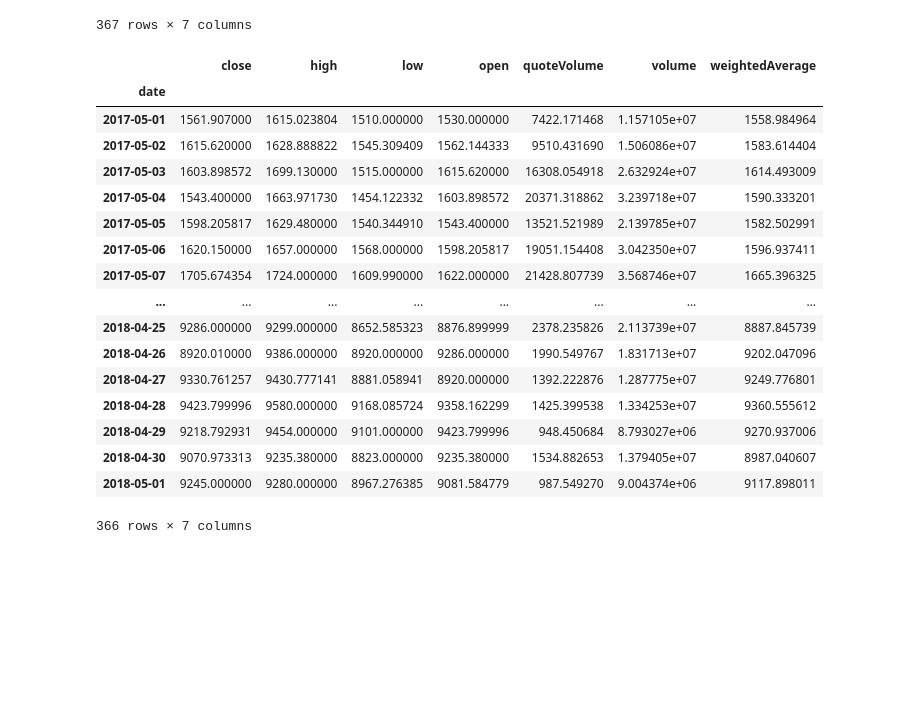
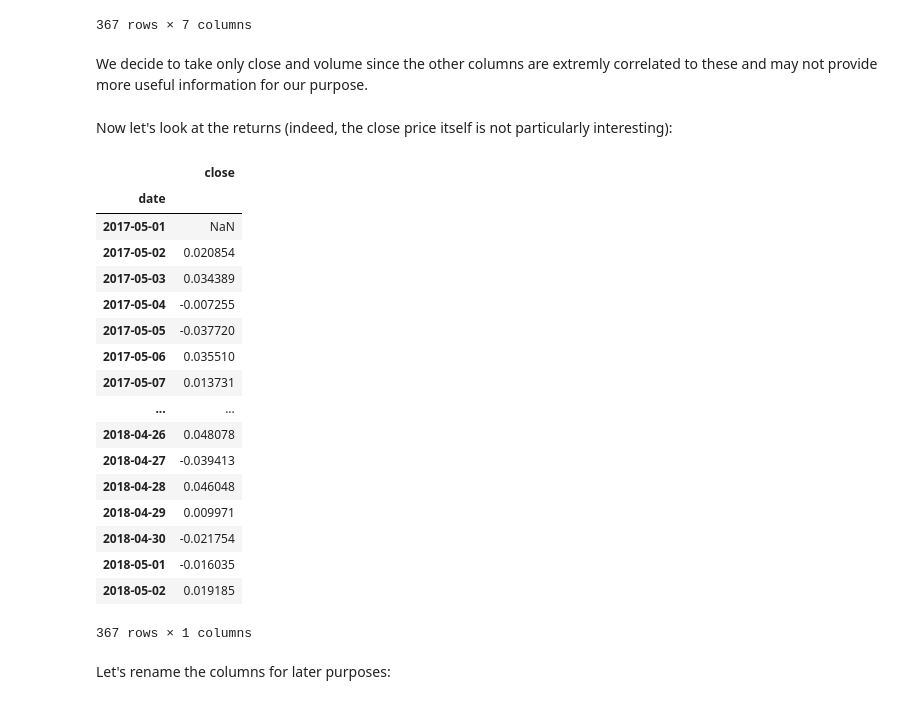
Before and after one commit to ViktorMalesevic/Bitcoin-NLP-Strategy, a Jupyter notebook: 04_bitcoin_data_notebook.ipynb, the cells around one changed output. Saved outputs shown, nothing was run; the diff lists cells and outputs as text; code cells hidden in the pictures; blank space fills up the shorter version.

```diff
--- a/04_bitcoin_data_notebook.ipynb
+++ b/04_bitcoin_data_notebook.ipynb
@@ -59,8 +60,8 @@ btc86400.set_index('date', inplace = True)
 # %% [markdown]
 Taking the period 2017-05-01 to 2018-05-02 (one more day for lagged purposes):
 # %%
-data = btc86400["2017-05-01":"2018-05-02"]
-data
+btc_data = btc86400["2017-05-01":"2018-05-02"]
+btc_data
 # %% [output]
 |  | close | high | low | open | quoteVolume | volume | weightedAverage |
 | date |  |  |  |  |  |  |  |
@@ -80,26 +81,5 @@ data
 | 2018-05-01 | 9070.973313 | 9235.380000 | 8823.000000 | 9235.380000 | 1534.882653 | 1.379405e+07 | 8987.040607 |
 | 2018-05-02 | 9245.000000 | 9280.000000 | 8967.276385 | 9081.584779 | 987.549270 | 9.004374e+06 | 9117.898011 |
 367 rows × 7 columns
-# %%
-lagged_data = data.shift(-1)
-lagged_data = lagged_data.dropna()
-lagged_data
-# %% [output]
-|  | close | high | low | open | quoteVolume | volume | weightedAverage |
-| date |  |  |  |  |  |  |  |
-| 2017-05-01 | 1561.907000 | 1615.023804 | 1510.000000 | 1530.000000 | 7422.171468 | 1.157105e+07 | 1558.984964 |
-| 2017-05-02 | 1615.620000 | 1628.888822 | 1545.309409 | 1562.144333 | 9510.431690 | 1.506086e+07 | 1583.614404 |
-| 2017-05-03 | 1603.898572 | 1699.130000 | 1515.000000 | 1615.620000 | 16308.054918 | 2.632924e+07 | 1614.493009 |
-| 2017-05-04 | 1543.400000 | 1663.971730 | 1454.122332 | 1603.898572 | 20371.318862 | 3.239718e+07 | 1590.333201 |
-| 2017-05-05 | 1598.205817 | 1629.480000 | 1540.344910 | 1543.400000 | 13521.521989 | 2.139785e+07 | 1582.502991 |
-| 2017-05-06 | 1620.150000 | 1657.000000 | 1568.000000 | 1598.205817 | 19051.154408 | 3.042350e+07 | 1596.937411 |
-| 2017-05-07 | 1705.674354 | 1724.000000 | 1609.990000 | 1622.000000 | 21428.807739 | 3.568746e+07 | 1665.396325 |
-| ... | ... | ... | ... | ... | ... | ... | ... |
-| 2018-04-25 | 9286.000000 | 9299.000000 | 8652.585323 | 8876.899999 | 2378.235826 | 2.113739e+07 | 8887.845739 |
-| 2018-04-26 | 8920.010000 | 9386.000000 | 8920.000000 | 9286.000000 | 1990.549767 | 1.831713e+07 | 9202.047096 |
-| 2018-04-27 | 9330.761257 | 9430.777141 | 8881.058941 | 8920.000000 | 1392.222876 | 1.287775e+07 | 9249.776801 |
-| 2018-04-28 | 9423.799996 | 9580.000000 | 9168.085724 | 9358.162299 | 1425.399538 | 1.334253e+07 | 9360.555612 |
-| 2018-04-29 | 9218.792931 | 9454.000000 | 9101.000000 | 9423.799996 | 948.450684 | 8.793027e+06 | 9270.937006 |
-| 2018-04-30 | 9070.973313 | 9235.380000 | 8823.000000 | 9235.380000 | 1534.882653 | 1.379405e+07 | 8987.040607 |
-| 2018-05-01 | 9245.000000 | 9280.000000 | 8967.276385 | 9081.584779 | 987.549270 | 9.004374e+06 | 9117.898011 |
-366 rows × 7 columns
+# %% [markdown]
+We decide to take only close and volume since the other columns are extremly correlated to these and may not provide more useful information for our purpose.
@@ -105,0 +88,2 @@ lagged_data
+# %% [markdown]
+Now let's look at the returns (indeed, the close price itself is not particularly interesting):
@@ -105,0 +92,21 @@ lagged_data
+# %%
+returns_data
+# %% [output]
+|  | close |
+| date |  |
+| 2017-05-01 | NaN |
+| 2017-05-02 | 0.020854 |
+| 2017-05-03 | 0.034389 |
+| 2017-05-04 | -0.007255 |
+| 2017-05-05 | -0.037720 |
+| 2017-05-06 | 0.035510 |
+| 2017-05-07 | 0.013731 |
+| ... | ... |
+| 2018-04-26 | 0.048078 |
+| 2018-04-27 | -0.039413 |
+| 2018-04-28 | 0.046048 |
+| 2018-04-29 | 0.009971 |
+| 2018-04-30 | -0.021754 |
+| 2018-05-01 | -0.016035 |
+| 2018-05-02 | 0.019185 |
+367 rows × 1 columns
@@ -105,0 +116,2 @@ lagged_data
+# %% [markdown]
+Let's rename the columns for later purposes:
```
Also changed, not shown: parts of 14 cells of this notebook, 1 other file.
